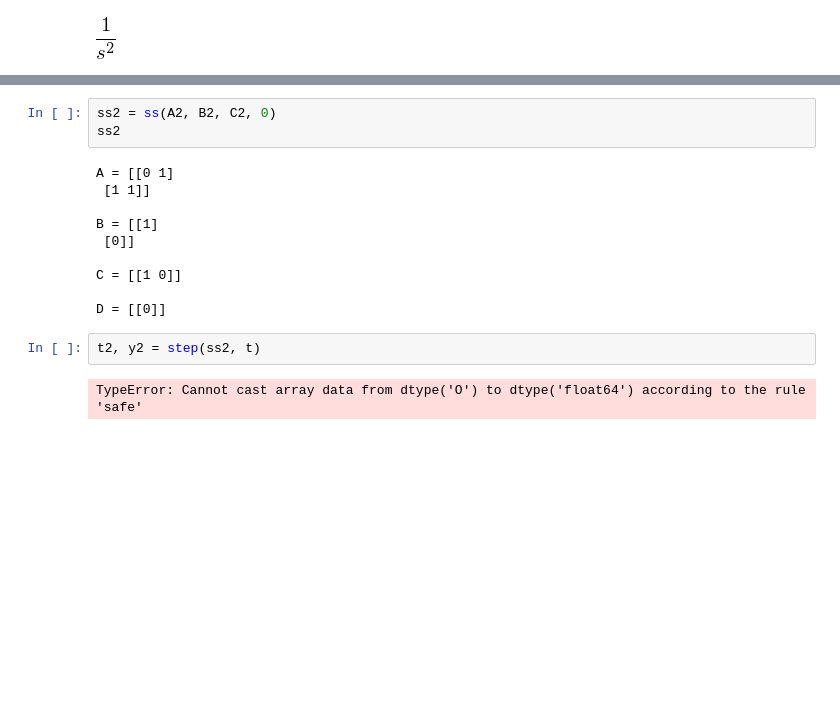
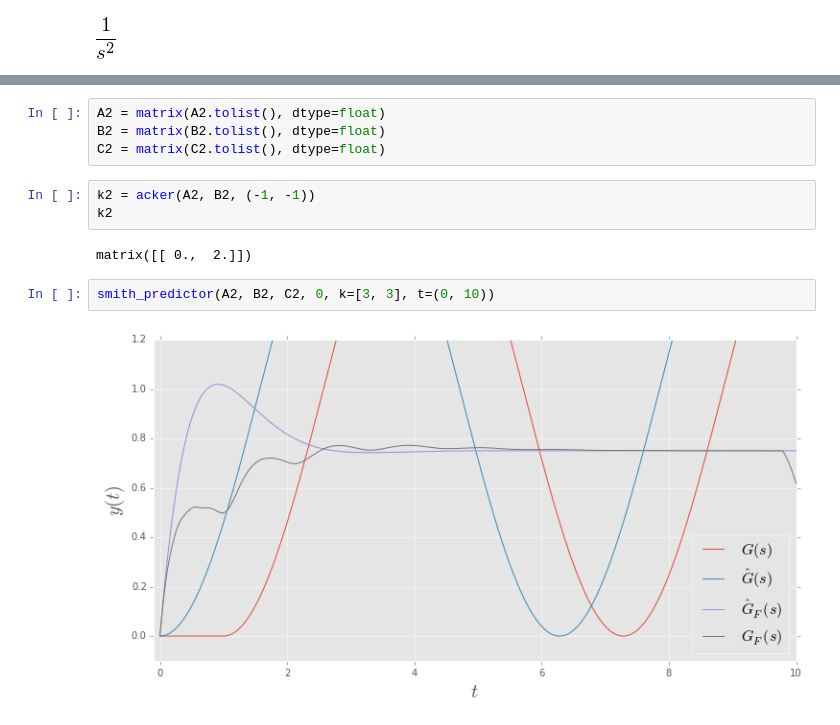
Before and after one commit to cad3na/DCA, a Jupyter notebook: IPythonNotebooks/Sistemas con retardo en la entrada/Tarea 8.ipynb, the cells around one changed output, grey strips where cells are left out. Cells and saved outputs as stored; diff of their text form; blank space fills up the shorter version.

```diff
--- a/IPythonNotebooks/Sistemas con retardo en la entrada/Tarea 8.ipynb
+++ b/IPythonNotebooks/Sistemas con retardo en la entrada/Tarea 8.ipynb
@@ -206,17 +208,13 @@ G2
-# %%
-ss2 = ss(A2, B2, C2, 0)
-ss2
-# %% [output]
-A = [[0 1]
- [1 1]]
-
-B = [[1]
- [0]]
-
-C = [[1 0]]
-
-D = [[0]]
-# %%
-t2, y2 = step(ss2, t)
-# %% [output]
-TypeError: Cannot cast array data from dtype('O') to dtype('float64') according to the rule 'safe'
+# %%
+A2 = matrix(A2.tolist(), dtype=float)
+B2 = matrix(B2.tolist(), dtype=float)
+C2 = matrix(C2.tolist(), dtype=float)
+# %%
+k2 = acker(A2, B2, (-1, -1))
+k2
+# %% [output]
+matrix([[ 0.,  2.]])
+# %%
+smith_predictor(A2, B2, C2, 0, k=[3, 3], t=(0, 10))
+# %% [output]
+[figure, added]
```
Also changed, not shown: parts of 22 cells of this notebook.
